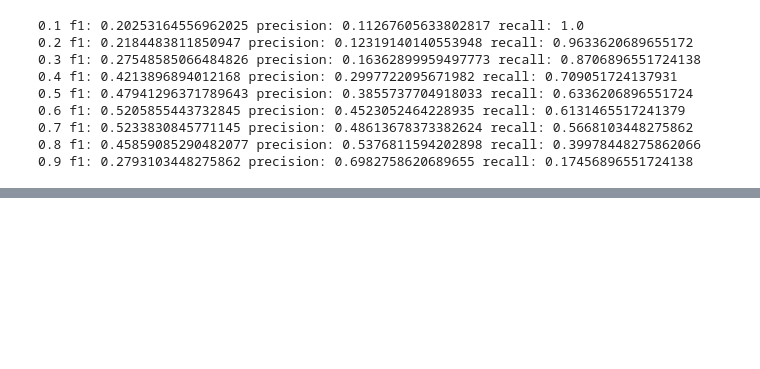
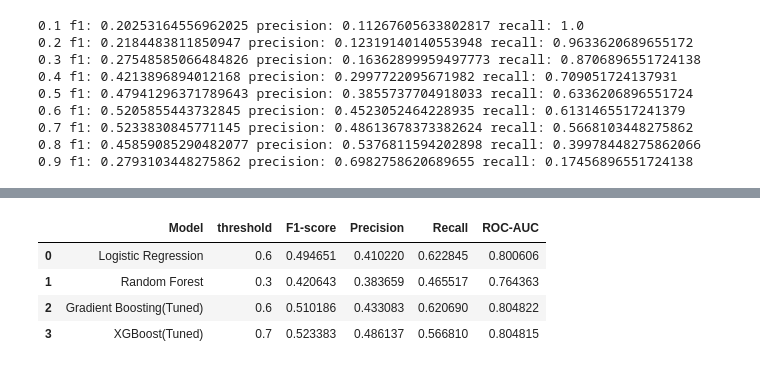
Before and after one commit to vijay12918/Portuguese-Bank-Marketing-Compaign, a Jupyter notebook: Portugese_Bank.ipynb, the cells around one changed output, grey strips where cells are left out. Saved outputs shown, nothing was run; the diff lists cells and outputs as text; code cells hidden in the pictures; blank space fills up the shorter version.

```diff
--- a/Portugese_Bank.ipynb
+++ b/Portugese_Bank.ipynb
@@ -954,5 +912,5 @@ for t in [0.1, 0.2, 0.3, 0.4, 0.5,0.6, 0.7, 0.8, 0.9]:
 0.8 f1: 0.0 precision: 0.0 recall: 0.0
 0.9 f1: 0.0 precision: 0.0 recall: 0.0
 # %%
-y_pred_gb = (y_prob_gb >= 0.6)
+y_pred_tuned_gb = (y_prob_gb >= 0.6)
 # %%
@@ -1117,6 +1067,6 @@ for t in [0.1, 0.2, 0.3, 0.4, 0.5,0.6, 0.7, 0.8, 0.9]:
 0.8 f1: 0.45859085290482077 precision: 0.5376811594202898 recall: 0.39978448275862066
 0.9 f1: 0.2793103448275862 precision: 0.6982758620689655 recall: 0.17456896551724138
 # %%
-y_pred_xgb_tuned = (y_prob_xgb_tuned >= 0.6)
+y_pred_xgb_tuned = (y_prob_xgb_tuned >= 0.7)
 # %%
 print(classification_report(y_test,y_pred_xgb_tuned))
@@ -1141,0 +1092,37 @@ plt.show()
+# %%
+model_results = pd.DataFrame({
+    'Model': ['Logistic Regression','Random Forest','Gradient Boosting(Tuned)','XGBoost(Tuned)'],
+    'threshold':[0.6,0.3,0.6,0.7],
+    'F1-score': [
+        f1_score(y_test,y_pred_lr),
+        f1_score(y_test,y_pred_rfc),
+        f1_score(y_test,y_pred_tuned_gb),
+        f1_score(y_test,y_pred_xgb_tuned)
+    ],
+    'Precision': [
+        precision_score(y_test,y_pred_lr),
+        precision_score(y_test,y_pred_rfc),
+        precision_score(y_test,y_pred_tuned_gb),
+        precision_score(y_test,y_pred_xgb_tuned)
+    ],
+    'Recall': [
+        recall_score(y_test,y_pred_lr),
+        recall_score(y_test,y_pred_rfc),
+        recall_score(y_test,y_pred_tuned_gb),
+        recall_score(y_test,y_pred_xgb_tuned)
+    ],
+    'ROC-AUC': [
+        roc_auc_score(y_test,y_prob_lr),
+        roc_auc_score(y_test,y_prob_rfc),
+        roc_auc_score(y_test,y_prob_tuned_gb),
+        roc_auc_score(y_test,y_prob_xgb_tuned)
+    ]
+})
+
+model_results
+# %% [output]
+|  | Model | threshold | F1-score | Precision | Recall | ROC-AUC |
+| 0 | Logistic Regression | 0.6 | 0.494651 | 0.410220 | 0.622845 | 0.800606 |
+| 1 | Random Forest | 0.3 | 0.420643 | 0.383659 | 0.465517 | 0.764363 |
+| 2 | Gradient Boosting(Tuned) | 0.6 | 0.510186 | 0.433083 | 0.620690 | 0.804822 |
+| 3 | XGBoost(Tuned) | 0.7 | 0.523383 | 0.486137 | 0.566810 | 0.804815 |
```
Also changed, not shown: parts of 47 cells of this notebook.
